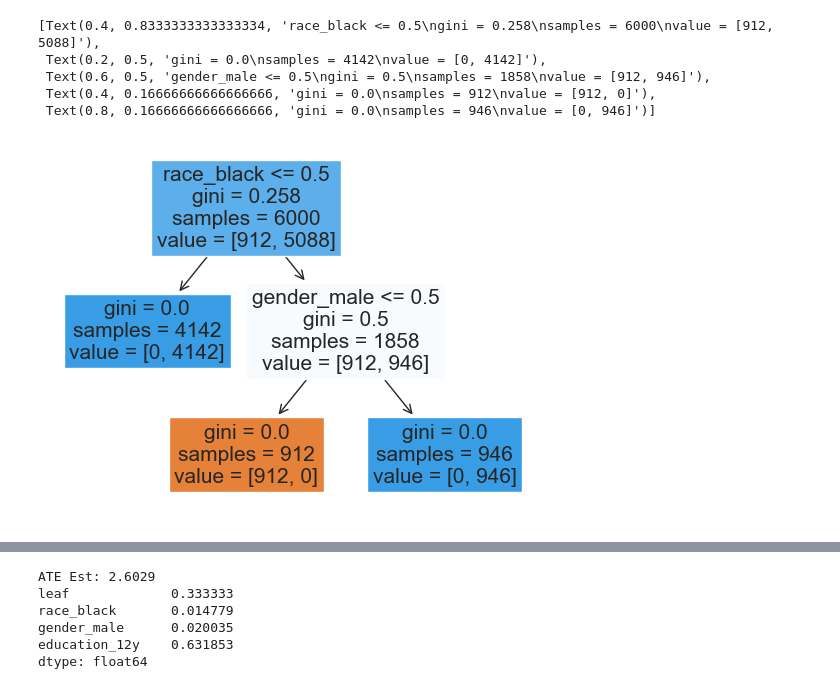
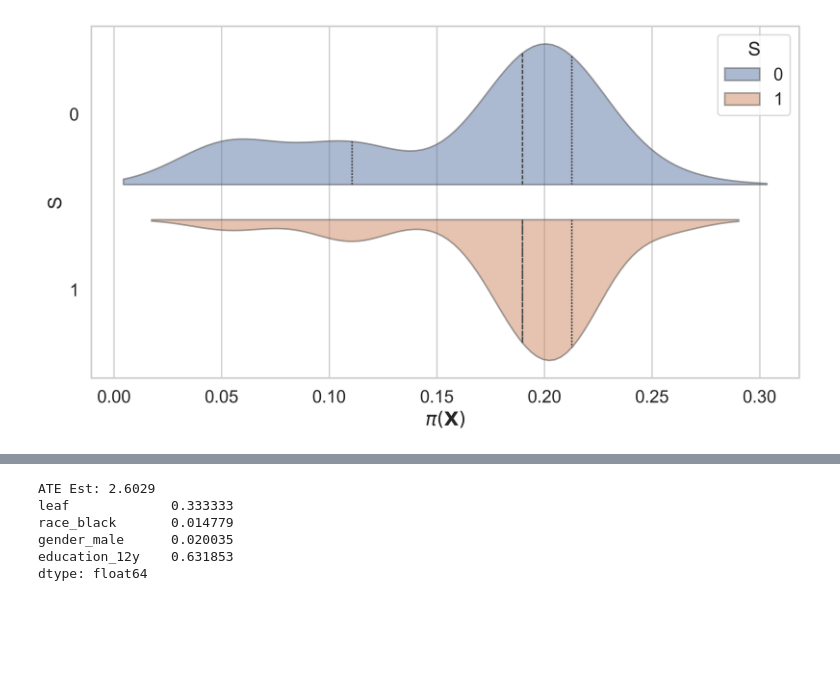
Before and after one commit to harsh-parikh/fuse, a Jupyter notebook: toy_example_intro.ipynb, the cells around one changed output, grey strips where cells are left out. Drawn from its saved outputs; the diff is of its cells as text; code cells hidden in the pictures; blank space fills up the shorter version.

Commit message:
toy example + comment learn_w

```diff
--- a/toy_example_intro.ipynb
+++ b/toy_example_intro.ipynb
@@ -125,38 +126,27 @@ Y = df["income"]
 # %%
 # --- Traditional Trimming Method ---
 
 # Fit a decision tree classifier to predict selection probability P(S=1 | X)
 selection_score_m = tree.DecisionTreeClassifier().fit(X, S)
 res["pi(x)"] = selection_score_m.predict_proba(X)[:, 1]  # Compute selection scores
 
 # Define trimming rule: Keep samples where P(S=1 | X) > 0.1
 res["w_trim"] = res["pi(x)"] > 0.1
 
-# Display mean of dataset (for verification)
-res.mean()
-
 # Visualizing distribution of selection scores using a violin plot
+fig,ax = plt.subplots(figsize=(10,5),dpi=400)
 sns.violinplot(
     data=res,
     y="S",
     hue="S",
     x="pi(x)",
     orient="h",
     split=True,
     inner="quart",
     alpha=0.5,
-    bw=0.4,
+    bw=0.4,ax=ax
 )
-
-# Fit a decision tree to explain trimming results
-explain_trim = tree.DecisionTreeClassifier().fit(X, res["w_trim"])
-
-# Plot the decision tree explaining trimming
-tree.plot_tree(explain_trim, feature_names=X.columns, filled=True)
+plt.xlabel(r"$\pi(\mathbf{X})$")
+plt.savefig("toy_example_selection_score.png")
 # %% [output]
-[Text(0.4, 0.8333333333333334, 'race_black <= 0.5\ngini = 0.258\nsamples = 6000\nvalue = [912, 5088]'),
- Text(0.2, 0.5, 'gini = 0.0\nsamples = 4142\nvalue = [0, 4142]'),
- Text(0.6, 0.5, 'gender_male <= 0.5\ngini = 0.5\nsamples = 1858\nvalue = [912, 946]'),
- Text(0.4, 0.16666666666666666, 'gini = 0.0\nsamples = 912\nvalue = [912, 0]'),
- Text(0.8, 0.16666666666666666, 'gini = 0.0\nsamples = 946\nvalue = [0, 946]')]
-[figure, old version]
+[figure, new version]
```
Also changed, not shown: parts of 2 cells of this notebook, 7 other files.
